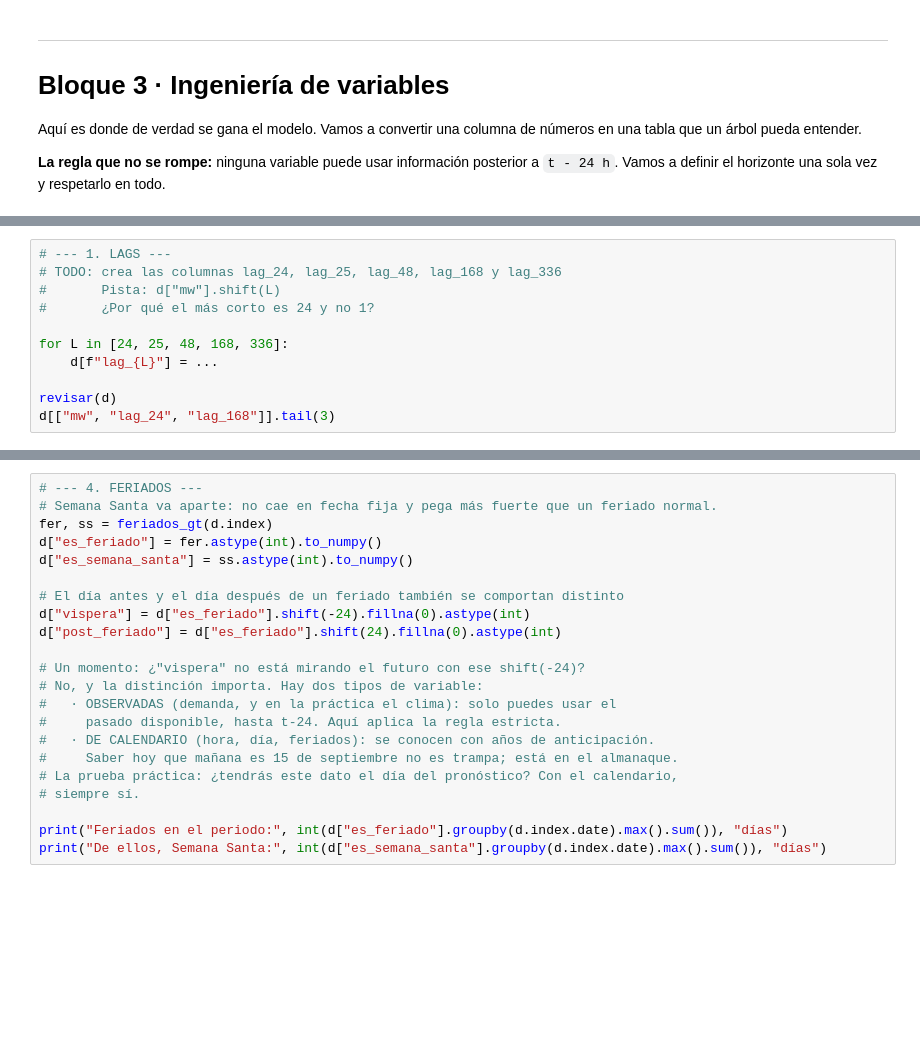
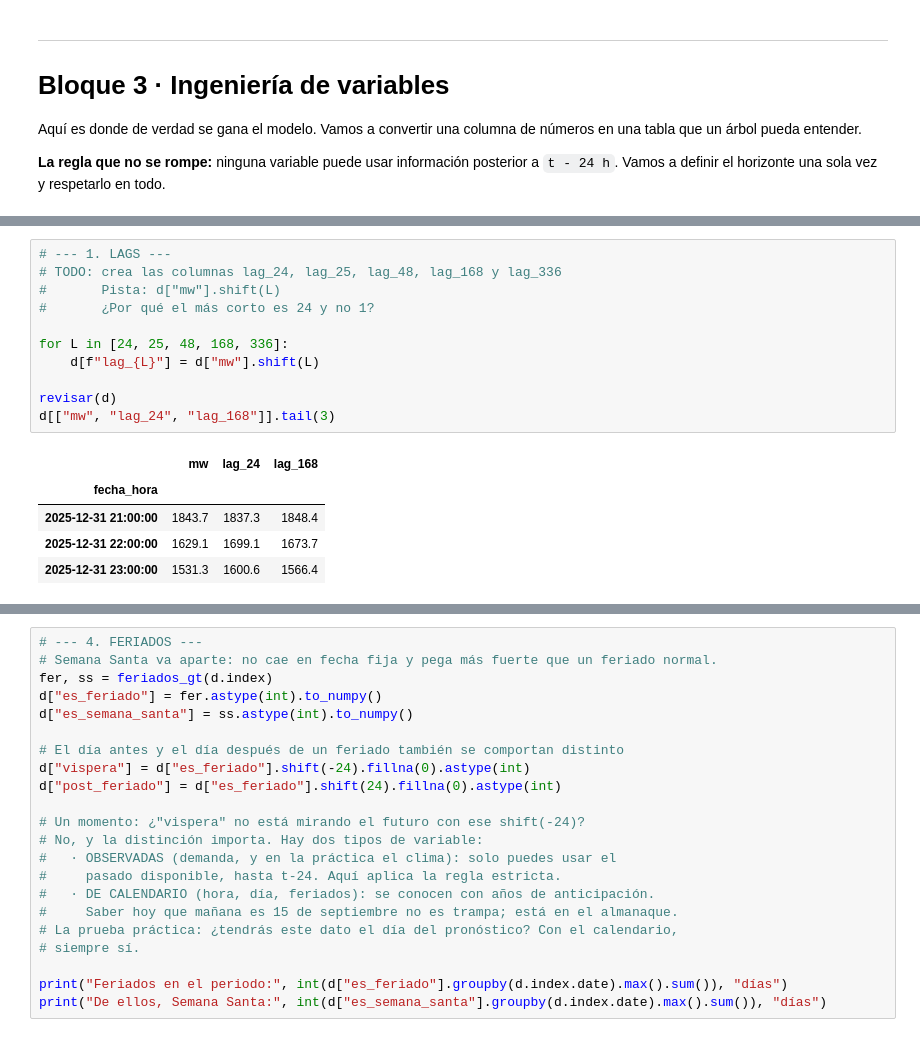
Before and after one commit to HeinsDanleffCaal/Memoria-ascendente, a Jupyter notebook: taller_demanda_ALUMNO.ipynb, the cells around one changed output, grey strips where cells are left out. Cells and saved outputs as stored; diff of their text form; blank space fills up the shorter version.

```diff
--- a/taller_demanda_ALUMNO.ipynb
+++ b/taller_demanda_ALUMNO.ipynb
@@ -463,14 +483,20 @@ print(f"Horizonte: {H} h. Ninguna variable puede mirar más allá de t-{H}.")
 # %%
 # --- 1. LAGS ---
 # TODO: crea las columnas lag_24, lag_25, lag_48, lag_168 y lag_336
 #       Pista: d["mw"].shift(L)
 #       ¿Por qué el más corto es 24 y no 1?
 
 for L in [24, 25, 48, 168, 336]:
-    d[f"lag_{L}"] = ...
+    d[f"lag_{L}"] = d["mw"].shift(L)
 
 revisar(d)
 d[["mw", "lag_24", "lag_168"]].tail(3)
+# %% [output]
+|  | mw | lag_24 | lag_168 |
+| fecha_hora |  |  |  |
+| 2025-12-31 21:00:00 | 1843.7 | 1837.3 | 1848.4 |
+| 2025-12-31 22:00:00 | 1629.1 | 1699.1 | 1673.7 |
+| 2025-12-31 23:00:00 | 1531.3 | 1600.6 | 1566.4 |
 # %%
 # --- 2. VENTANAS MÓVILES ---
 # TODO: media de las últimas 24 h, media de las últimas 168 h y desviación de 24 h.
```
Also changed, not shown: parts of 10 cells of this notebook.
